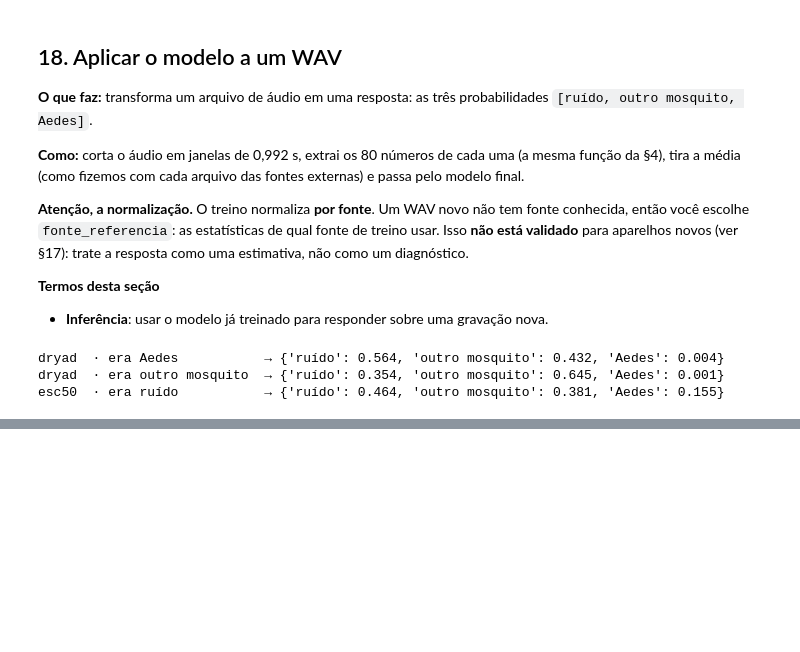
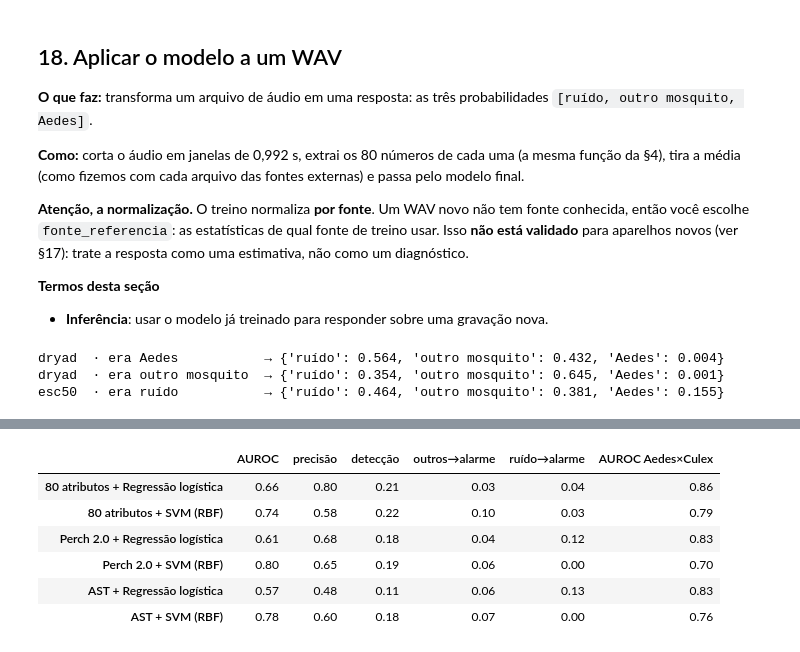
Before and after one commit to Lciarallo/mosquito-wingbeat, a Jupyter notebook: notebooks/detector_ternario_treinamento_teste_aplicacao.ipynb, the cells around one changed output, grey strips where cells are left out. Cells and saved outputs as stored; diff of their text form; code cells hidden in the pictures; blank space fills up the shorter version.

```diff
--- a/notebooks/detector_ternario_treinamento_teste_aplicacao.ipynb
+++ b/notebooks/detector_ternario_treinamento_teste_aplicacao.ipynb
@@ -2154,0 +2291,30 @@ display(tab_esq[['auroc', 'precisao', 'deteccao', 'outros_alarme', 'ruido_alarme
+# %%
+# prova 1: validação por grupo na base (as mesmas 5 dobras para todas as representações; semente final)
+fun_enc = fonte[idx_enc] == 'funchal'
+dobras_enc = [(idx_enc[a], idx_enc[b]) for a, b in StratifiedGroupKFold(5, shuffle=True, random_state=SEMENTE_FINAL).split(idx_enc, y[idx_enc], grupo[idx_enc])]
+CONFIGS = [(r, c) for r in ('80 atributos', 'perch', 'ast') for c in ('logistica', 'svm')]
+ROTULO = lambda r, c: f"{ {'80 atributos': '80 atributos', 'perch': 'Perch 2.0', 'ast': 'AST'}[r]} + {NOMES[c][0]}"
+
+arq_mb = CACHE / 'massivos_base.json'
+res_mb = json.loads(arq_mb.read_text()) if arq_mb.exists() and not RECALCULAR_RANKING else {}
+for r, c in CONFIGS:
+    chave = f'{r}|{c}'
+    if chave in res_mb: continue
+    t0 = time.time(); nota = np.zeros(len(Y2))
+    for tr, te in dobras_enc:
+        p_m, p_a = cascata(c, REPRES[r], tr, te, SEMENTE_FINAL, Y2, F2, D2); nota[te] = p_m * p_a
+    m = metricas(y[idx_enc], nota[idx_enc]); m['auroc_aedes_x_culex'] = roc_auc_score(y[idx_enc][fun_enc] == 2, nota[idx_enc][fun_enc])
+    res_mb[chave] = {k: round(float(v), 3) for k, v in m.items()}; arq_mb.write_text(json.dumps(res_mb, indent=1))
+    print(f'{ROTULO(r, c):34s} {(time.time() - t0) / 60:.1f} min', flush=True)
+tab_mb = pd.DataFrame({ROTULO(*k.split('|')): v for k, v in res_mb.items()}).T
+display(tab_mb[['auroc', 'precisao', 'deteccao', 'outros_alarme', 'ruido_alarme', 'auroc_aedes_x_culex']].rename(columns={
+    'auroc': 'AUROC', 'precisao': 'precisão', 'deteccao': 'detecção', 'outros_alarme': 'outros→alarme', 'ruido_alarme': 'ruído→alarme',
+    'auroc_aedes_x_culex': 'AUROC Aedes×Culex'}).round(2))
+# %% [output]
+|  | AUROC | precisão | detecção | outros→alarme | ruído→alarme | AUROC Aedes×Culex |
+| 80 atributos + Regressão logística | 0.66 | 0.80 | 0.21 | 0.03 | 0.04 | 0.86 |
+| 80 atributos + SVM (RBF) | 0.74 | 0.58 | 0.22 | 0.10 | 0.03 | 0.79 |
+| Perch 2.0 + Regressão logística | 0.61 | 0.68 | 0.18 | 0.04 | 0.12 | 0.83 |
+| Perch 2.0 + SVM (RBF) | 0.80 | 0.65 | 0.19 | 0.06 | 0.00 | 0.70 |
+| AST + Regressão logística | 0.57 | 0.48 | 0.11 | 0.06 | 0.13 | 0.83 |
+| AST + SVM (RBF) | 0.78 | 0.60 | 0.18 | 0.07 | 0.00 | 0.76 |
```
Also changed, not shown: parts of 66 cells of this notebook, 2 other files.
